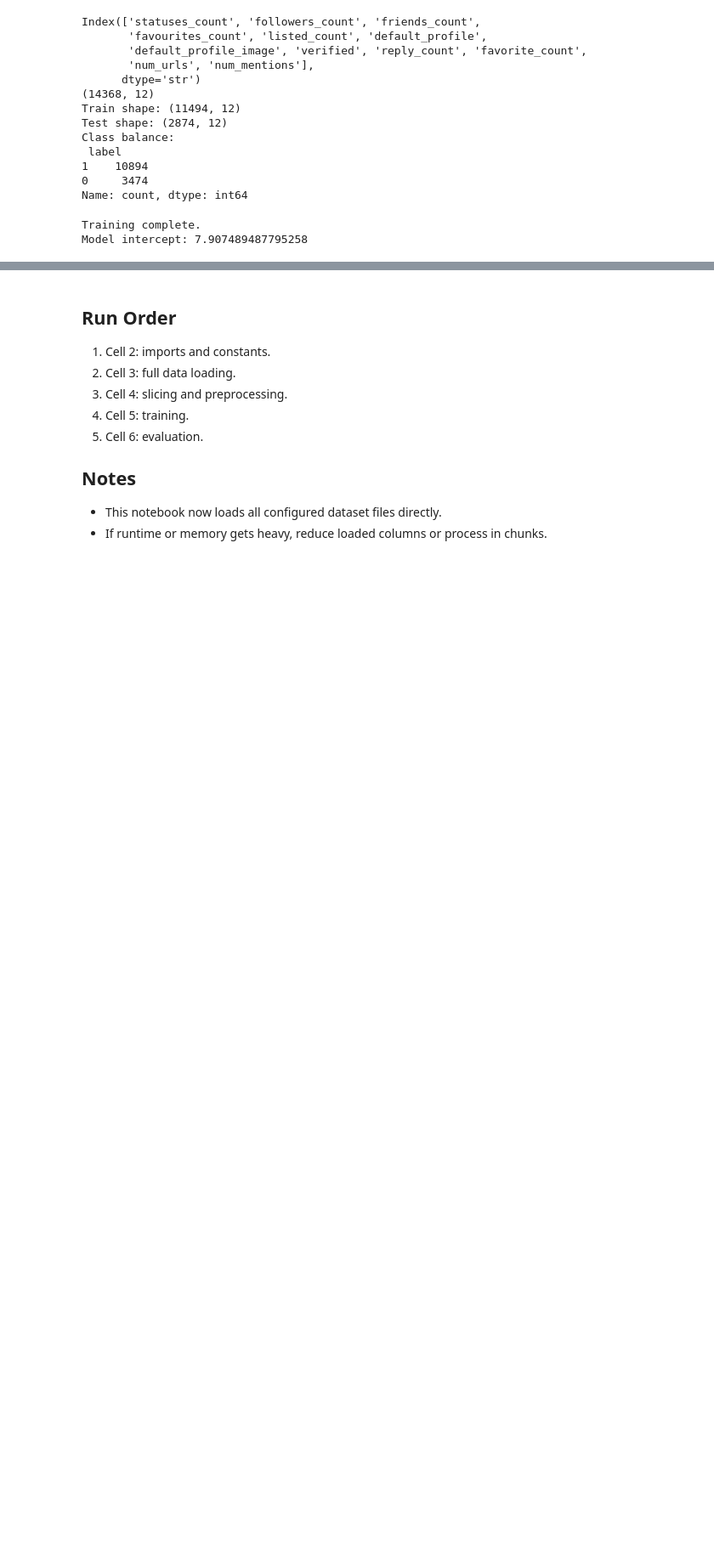
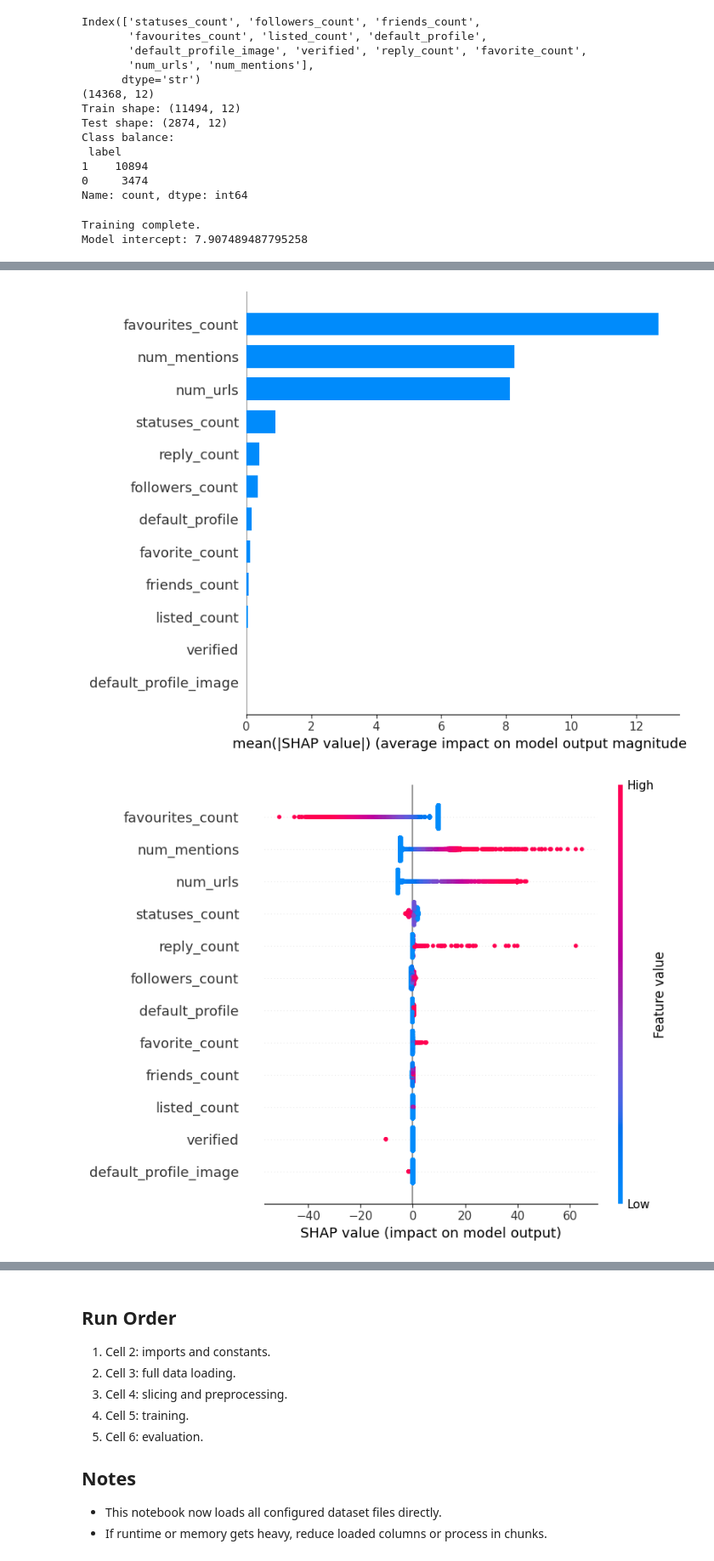
Before and after one commit to katherineesanders/ML-Project, a Jupyter notebook: logreg_experiments.ipynb, the cells around one changed output, grey strips where cells are left out. Shown at 85% size. Drawn from its saved outputs; the diff is of its cells as text; code cells hidden in the pictures; blank space fills up the shorter version.

```diff
--- a/logreg_experiments.ipynb
+++ b/logreg_experiments.ipynb
@@ -206,0 +211,16 @@ plt.show()
+# %%
+import shap
+
+all_feature_names = ["statuses_count", "followers_count", "friends_count",
+                "favourites_count", "listed_count", "default_profile",
+                "default_profile_image", "verified", "reply_count",
+                "favorite_count", "num_urls", "num_mentions"]
+
+explainer = shap.LinearExplainer(model, X_test_scaled)
+shap_values = explainer.shap_values(X_test_scaled)
+
+shap.summary_plot(shap_values, X_test_scaled, feature_names=all_feature_names, plot_type="bar")
+shap.summary_plot(shap_values, X_test_scaled, feature_names=all_feature_names)
+# %% [output]
+[figure, added]
+[figure, added]
```
Also changed, not shown: parts of 4 cells of this notebook, 6 other files.
